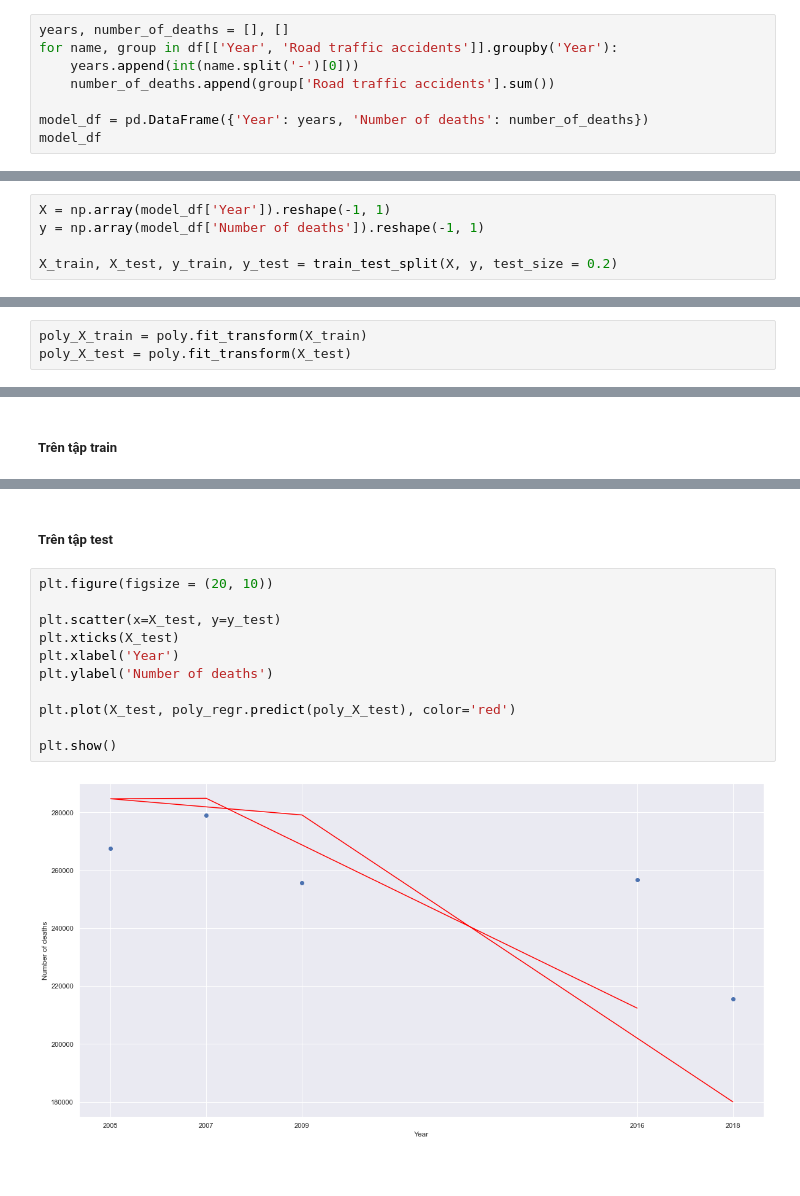
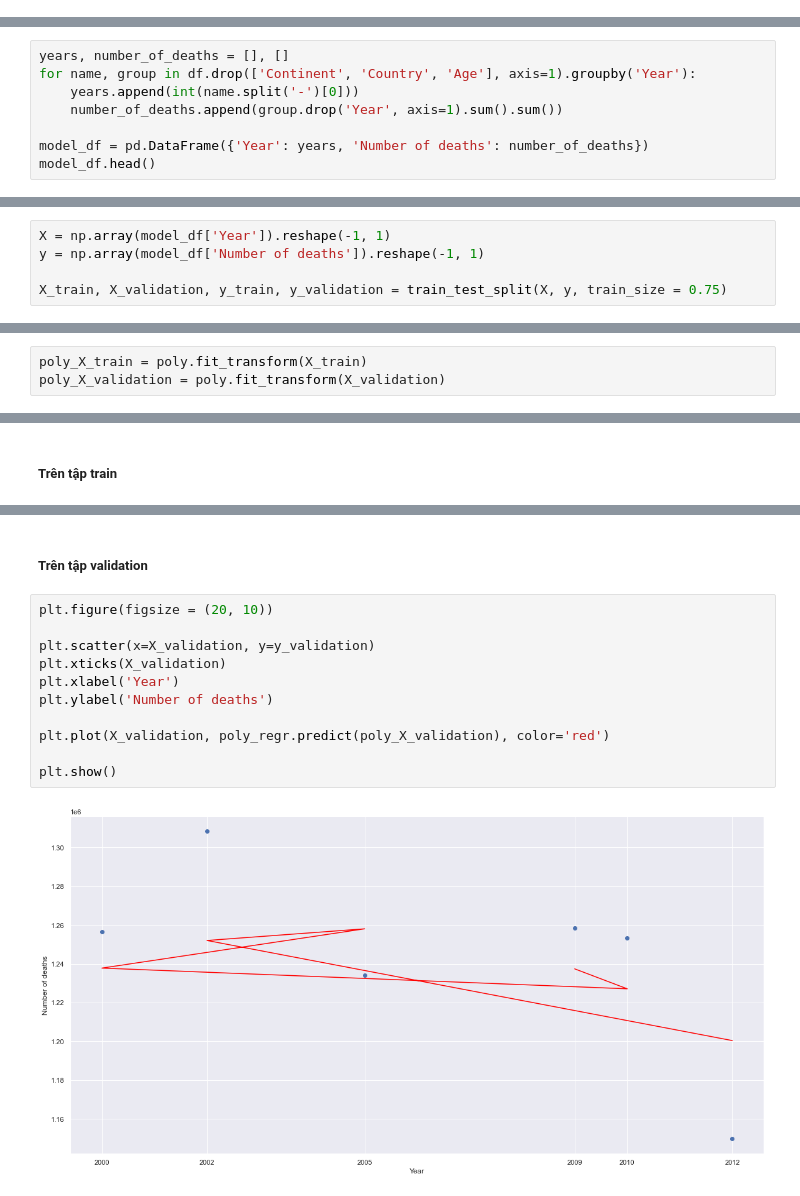
Before and after one commit to tungbtt/NMKHDL_Project, a Jupyter notebook: Model.ipynb, the cells around one changed output, grey strips where cells are left out. Cells and saved outputs as stored; diff of their text form; blank space fills up the shorter version.

Commit message:
sua lai model, hoan thanh 99%

```diff
--- a/Model.ipynb
+++ b/Model.ipynb
@@ -27,8 +46,0 @@ df.head()
-# %%
-years, number_of_deaths = [], []
-for name, group in df[['Year', 'Road traffic accidents']].groupby('Year'):
-    years.append(int(name.split('-')[0]))
-    number_of_deaths.append(group['Road traffic accidents'].sum())
-
-model_df = pd.DataFrame({'Year': years, 'Number of deaths': number_of_deaths})
-model_df
@@ -52,0 +49,8 @@ model_df
+# %%
+years, number_of_deaths = [], []
+for name, group in df.drop(['Continent', 'Country', 'Age'], axis=1).groupby('Year'):
+    years.append(int(name.split('-')[0]))
+    number_of_deaths.append(group.drop('Year', axis=1).sum().sum())
+
+model_df = pd.DataFrame({'Year': years, 'Number of deaths': number_of_deaths})
+model_df.head()
@@ -65,6 +80,6 @@ plt.show()
 X = np.array(model_df['Year']).reshape(-1, 1)
 y = np.array(model_df['Number of deaths']).reshape(-1, 1)
 
-X_train, X_test, y_train, y_test = train_test_split(X, y, test_size = 0.2)
+X_train, X_validation, y_train, y_validation = train_test_split(X, y, train_size = 0.75)
 # %% [markdown]
 # Mô hình hồi quy tuyến tính
@@ -144,6 +159,6 @@ poly = PolynomialFeatures(degree=2, include_bias=False)
 # %%
 poly_X_train = poly.fit_transform(X_train)
-poly_X_test = poly.fit_transform(X_test)
+poly_X_validation = poly.fit_transform(X_validation)
 # %% [markdown]
 ### Thực hiện mô hình
 # %%
@@ -179,16 +194,16 @@ plt.show()
 # %% [markdown]
-##### Trên tập test
+##### Trên tập validation
 # %%
 plt.figure(figsize = (20, 10))
 
-plt.scatter(x=X_test, y=y_test)
-plt.xticks(X_test)
+plt.scatter(x=X_validation, y=y_validation)
+plt.xticks(X_validation)
 plt.xlabel('Year')
 plt.ylabel('Number of deaths')
 
-plt.plot(X_test, poly_regr.predict(poly_X_test), color='red')
+plt.plot(X_validation, poly_regr.predict(poly_X_validation), color='red')
 
 plt.show()
 # %% [output]
-[figure, old version]
+[figure, new version]
 # %% [markdown]
```
Also changed, not shown: parts of 39 cells of this notebook.
